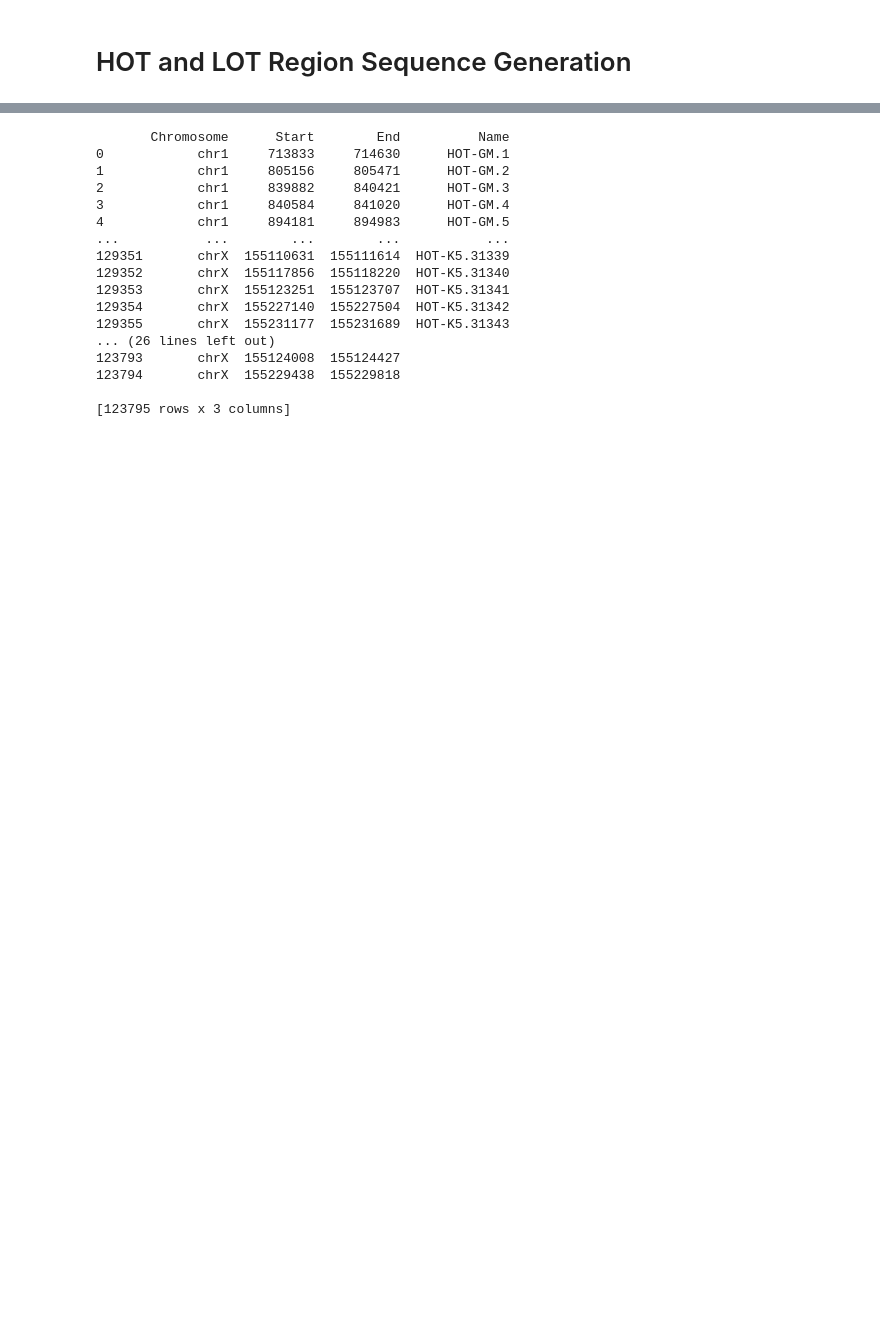
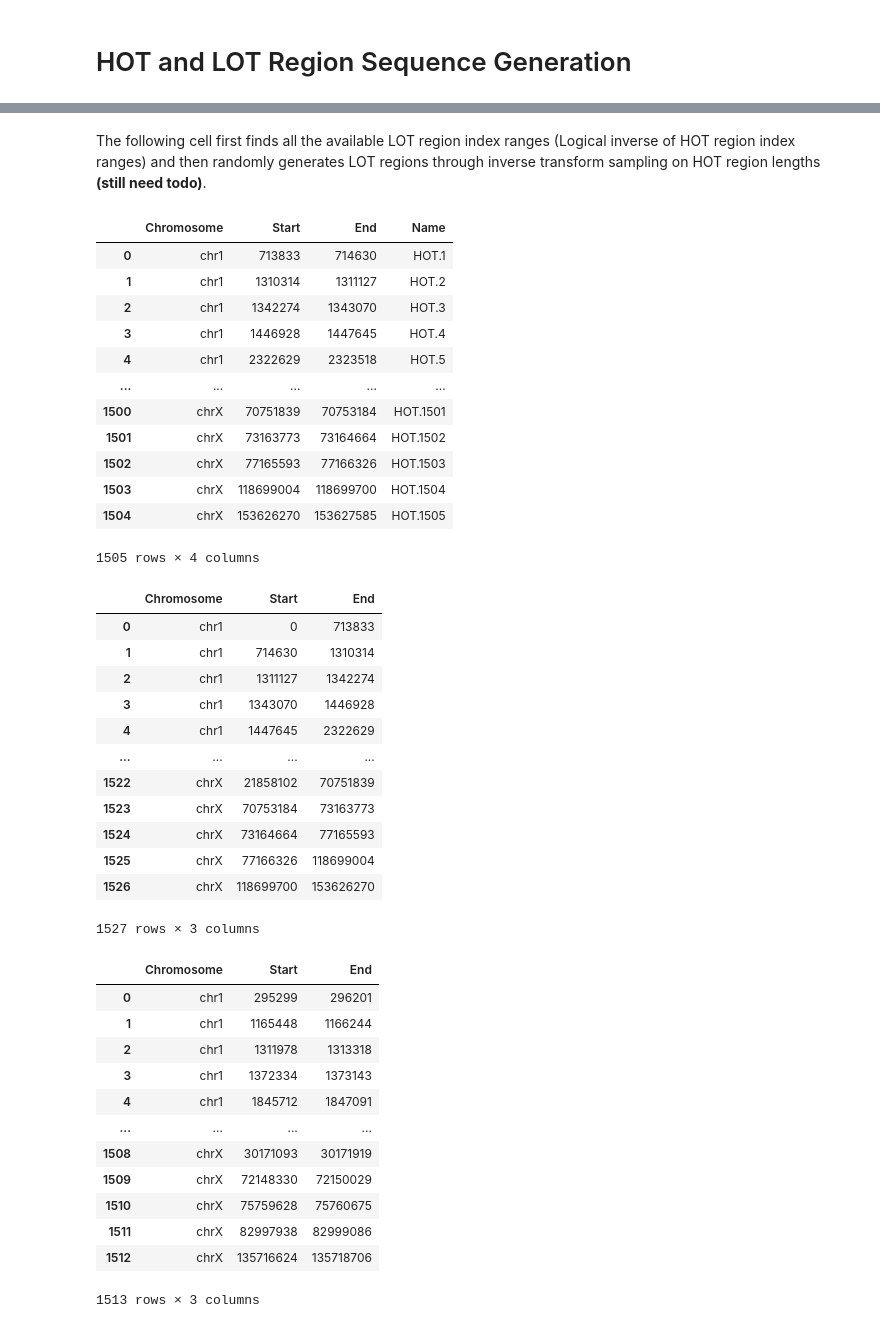
Before and after one commit to justindwang/hot-classifier, a Jupyter notebook: HOT Region Sequence Generation.ipynb, the cells around one changed output, grey strips where cells are left out. Saved outputs shown, nothing was run; the diff lists cells and outputs as text; code cells hidden in the pictures; blank space fills up the shorter version.

```diff
--- a/HOT Region Sequence Generation.ipynb
+++ b/HOT Region Sequence Generation.ipynb
@@ -49 +57,3 @@ for entry in lines:
+# %% [markdown]
+The following cell first finds all the available LOT region index ranges (Logical inverse of HOT region index ranges) and then randomly generates LOT regions through inverse transform sampling on HOT region lengths **(still need todo)**.
 # %%
@@ -73,33 +91,53 @@ for x in negative_set_indices:
     for y in lis:
         negative_set_indices_resized.append([x[0], str(y), str(y+l)])
 # %%
-import pandas as pd
-
 # Printing HOT region indices, LOT region indices, and LOT region resized indices
 df1 = pd.DataFrame(lines, columns = ['Chromosome', 'Start', 'End', 'Name'])
-print(df1)
+display(df1)
 df2 = pd.DataFrame(negative_set_indices, columns = ['Chromosome', 'Start', 'End'])
-print(df2)
+display(df2)
 df3 = pd.DataFrame(negative_set_indices_resized, columns = ['Chromosome', 'Start', 'End'])
-print(df3)
+display(df3)
 # %% [output]
+|  | Chromosome | Start | End | Name |
+| 0 | chr1 | 713833 | 714630 | HOT.1 |
+| 1 | chr1 | 1310314 | 1311127 | HOT.2 |
+| 2 | chr1 | 1342274 | 1343070 | HOT.3 |
+| 3 | chr1 | 1446928 | 1447645 | HOT.4 |
+| 4 | chr1 | 2322629 | 2323518 | HOT.5 |
+| ... | ... | ... | ... | ... |
+| 1500 | chrX | 70751839 | 70753184 | HOT.1501 |
+| 1501 | chrX | 73163773 | 73164664 | HOT.1502 |
+| 1502 | chrX | 77165593 | 77166326 | HOT.1503 |
+| 1503 | chrX | 118699004 | 118699700 | HOT.1504 |
+| 1504 | chrX | 153626270 | 153627585 | HOT.1505 |
-       Chromosome      Start        End          Name
-0            chr1     713833     714630      HOT-GM.1
-1            chr1     805156     805471      HOT-GM.2
-2            chr1     839882     840421      HOT-GM.3
-3            chr1     840584     841020      HOT-GM.4
-4            chr1     894181     894983      HOT-GM.5
-...           ...        ...        ...           ...
-129351       chrX  155110631  155111614  HOT-K5.31339
-129352       chrX  155117856  155118220  HOT-K5.31340
-129353       chrX  155123251  155123707  HOT-K5.31341
-129354       chrX  155227140  155227504  HOT-K5.31342
-129355       chrX  155231177  155231689  HOT-K5.31343
-... (26 lines left out)
-123793       chrX  155124008  155124427
-123794       chrX  155229438  155229818
-
-[123795 rows x 3 columns]
+1505 rows × 4 columns
+|  | Chromosome | Start | End |
+| 0 | chr1 | 0 | 713833 |
+| 1 | chr1 | 714630 | 1310314 |
+| 2 | chr1 | 1311127 | 1342274 |
+| 3 | chr1 | 1343070 | 1446928 |
+| 4 | chr1 | 1447645 | 2322629 |
+| ... | ... | ... | ... |
+| 1522 | chrX | 21858102 | 70751839 |
+| 1523 | chrX | 70753184 | 73163773 |
+| 1524 | chrX | 73164664 | 77165593 |
+| 1525 | chrX | 77166326 | 118699004 |
+| 1526 | chrX | 118699700 | 153626270 |
+1527 rows × 3 columns
+|  | Chromosome | Start | End |
+| 0 | chr1 | 295299 | 296201 |
+| 1 | chr1 | 1165448 | 1166244 |
+| 2 | chr1 | 1311978 | 1313318 |
+| 3 | chr1 | 1372334 | 1373143 |
+| 4 | chr1 | 1845712 | 1847091 |
+| ... | ... | ... | ... |
+| 1508 | chrX | 30171093 | 30171919 |
+| 1509 | chrX | 72148330 | 72150029 |
+| 1510 | chrX | 75759628 | 75760675 |
+| 1511 | chrX | 82997938 | 82999086 |
+| 1512 | chrX | 135716624 | 135718706 |
+1513 rows × 3 columns
 # %%
 # Looking up base pair sequence coordinates and building output file contents
 
```
Also changed, not shown: parts of 13 cells of this notebook, 3 other files.
